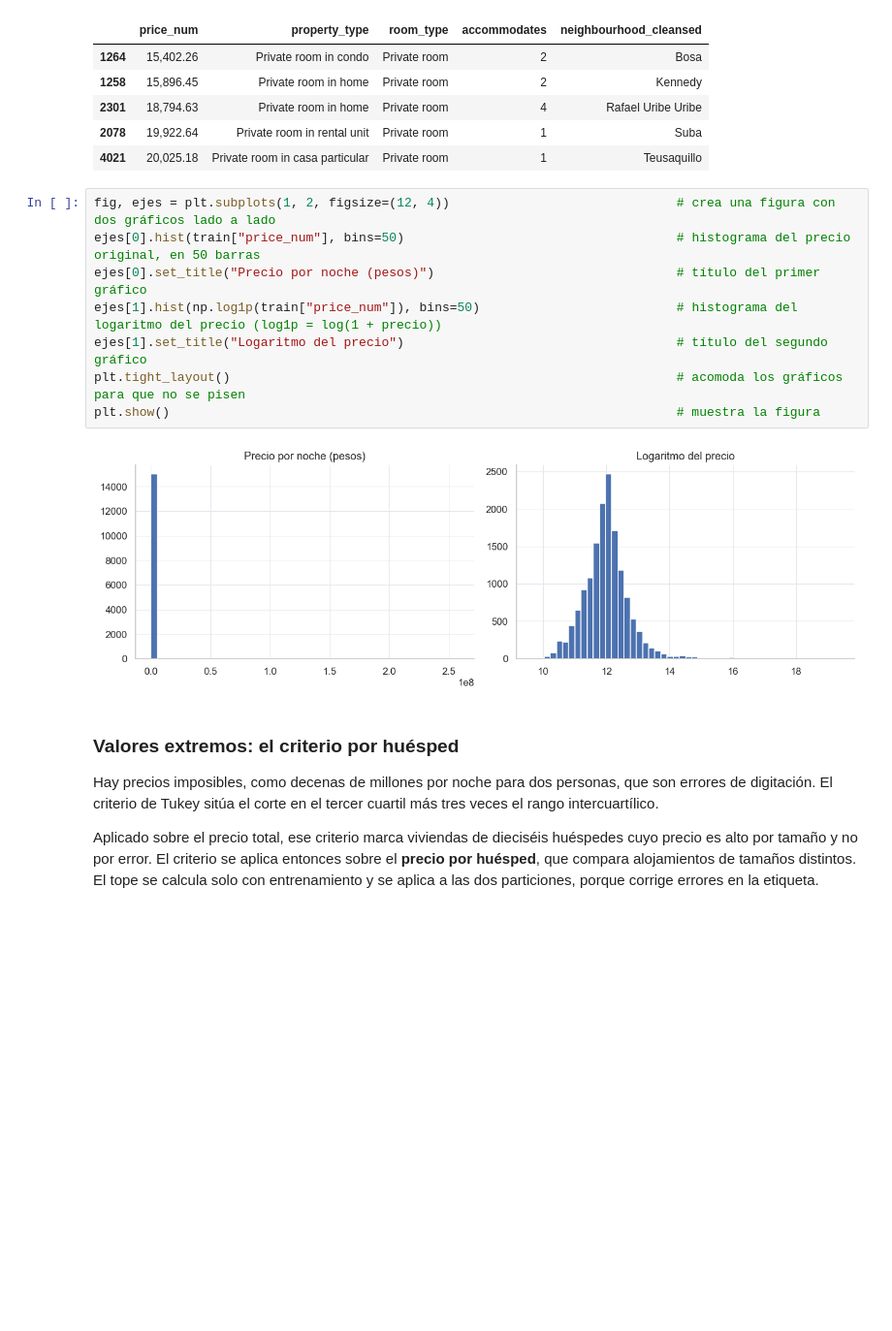
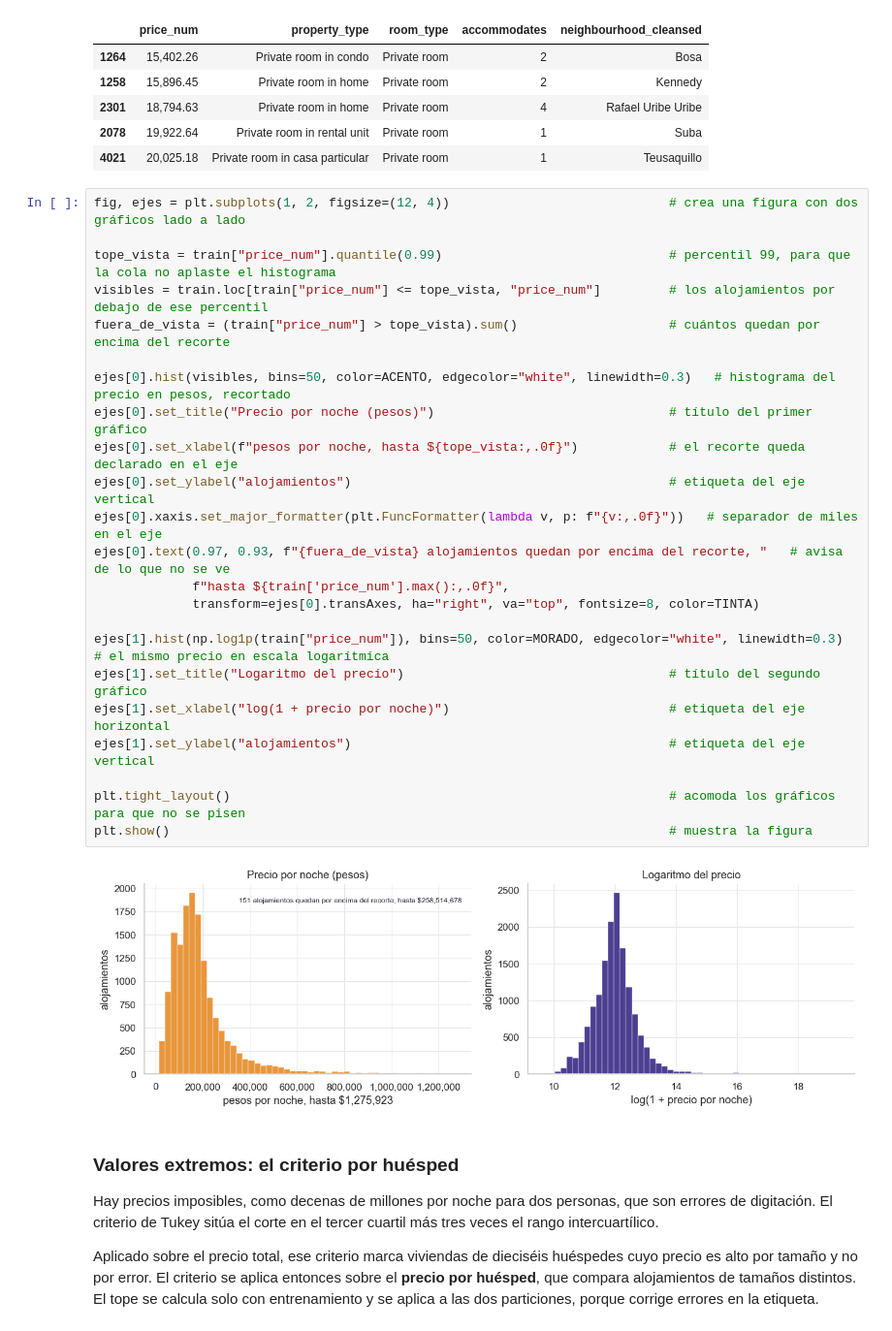
Before and after one commit to AndresMoreiraF/proyecto-airbnb, a Jupyter notebook: notebooks/exploracion_reducida.ipynb, the cells around one changed output. Shown at 97% size. Saved outputs shown, nothing was run; the diff lists cells and outputs as text; blank space fills up the shorter version.

```diff
--- a/notebooks/exploracion_reducida.ipynb
+++ b/notebooks/exploracion_reducida.ipynb
@@ -351,15 +351,30 @@ Los 5 más baratos:
 | 2078 | 19,922.64 | Private room in rental unit | Private room | 1 | Suba |
 | 4021 | 20,025.18 | Private room in casa particular | Private room | 1 | Teusaquillo |
 # %%
-fig, ejes = plt.subplots(1, 2, figsize=(12, 4))                              # crea una figura con dos gráficos lado a lado
-ejes[0].hist(train["price_num"], bins=50)                                    # histograma del precio original, en 50 barras
-ejes[0].set_title("Precio por noche (pesos)")                                # título del primer gráfico
-ejes[1].hist(np.log1p(train["price_num"]), bins=50)                          # histograma del logaritmo del precio (log1p = log(1 + precio))
-ejes[1].set_title("Logaritmo del precio")                                    # título del segundo gráfico
-plt.tight_layout()                                                           # acomoda los gráficos para que no se pisen
-plt.show()                                                                   # muestra la figura
+fig, ejes = plt.subplots(1, 2, figsize=(12, 4))                             # crea una figura con dos gráficos lado a lado
+
+tope_vista = train["price_num"].quantile(0.99)                              # percentil 99, para que la cola no aplaste el histograma
+visibles = train.loc[train["price_num"] <= tope_vista, "price_num"]         # los alojamientos por debajo de ese percentil
+fuera_de_vista = (train["price_num"] > tope_vista).sum()                    # cuántos quedan por encima del recorte
+
+ejes[0].hist(visibles, bins=50, color=ACENTO, edgecolor="white", linewidth=0.3)   # histograma del precio en pesos, recortado
+ejes[0].set_title("Precio por noche (pesos)")                               # título del primer gráfico
+ejes[0].set_xlabel(f"pesos por noche, hasta ${tope_vista:,.0f}")            # el recorte queda declarado en el eje
+ejes[0].set_ylabel("alojamientos")                                          # etiqueta del eje vertical
+ejes[0].xaxis.set_major_formatter(plt.FuncFormatter(lambda v, p: f"{v:,.0f}"))   # separador de miles en el eje
+ejes[0].text(0.97, 0.93, f"{fuera_de_vista} alojamientos quedan por encima del recorte, "   # avisa de lo que no se ve
+             f"hasta ${train['price_num'].max():,.0f}",
+             transform=ejes[0].transAxes, ha="right", va="top", fontsize=8, color=TINTA)
+
+ejes[1].hist(np.log1p(train["price_num"]), bins=50, color=MORADO, edgecolor="white", linewidth=0.3)   # el mismo precio en escala logarítmica
+ejes[1].set_title("Logaritmo del precio")                                   # título del segundo gráfico
+ejes[1].set_xlabel("log(1 + precio por noche)")                             # etiqueta del eje horizontal
+ejes[1].set_ylabel("alojamientos")                                          # etiqueta del eje vertical
+
+plt.tight_layout()                                                          # acomoda los gráficos para que no se pisen
+plt.show()                                                                  # muestra la figura
 # %% [output]
-[figure, old version]
+[figure, new version]
 # %% [markdown]
 ### Valores extremos: el criterio por huésped
 
```
Also changed, not shown: parts of 2 cells of this notebook.
